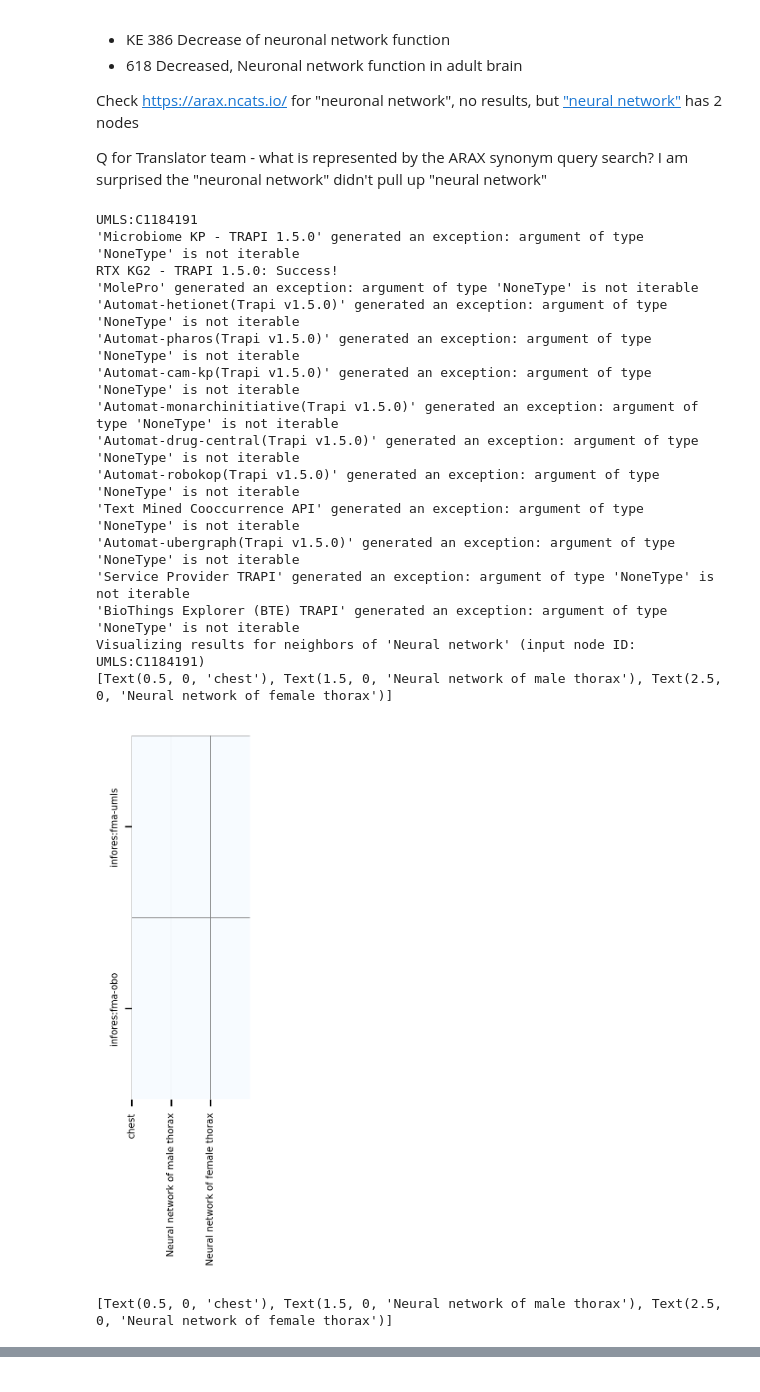
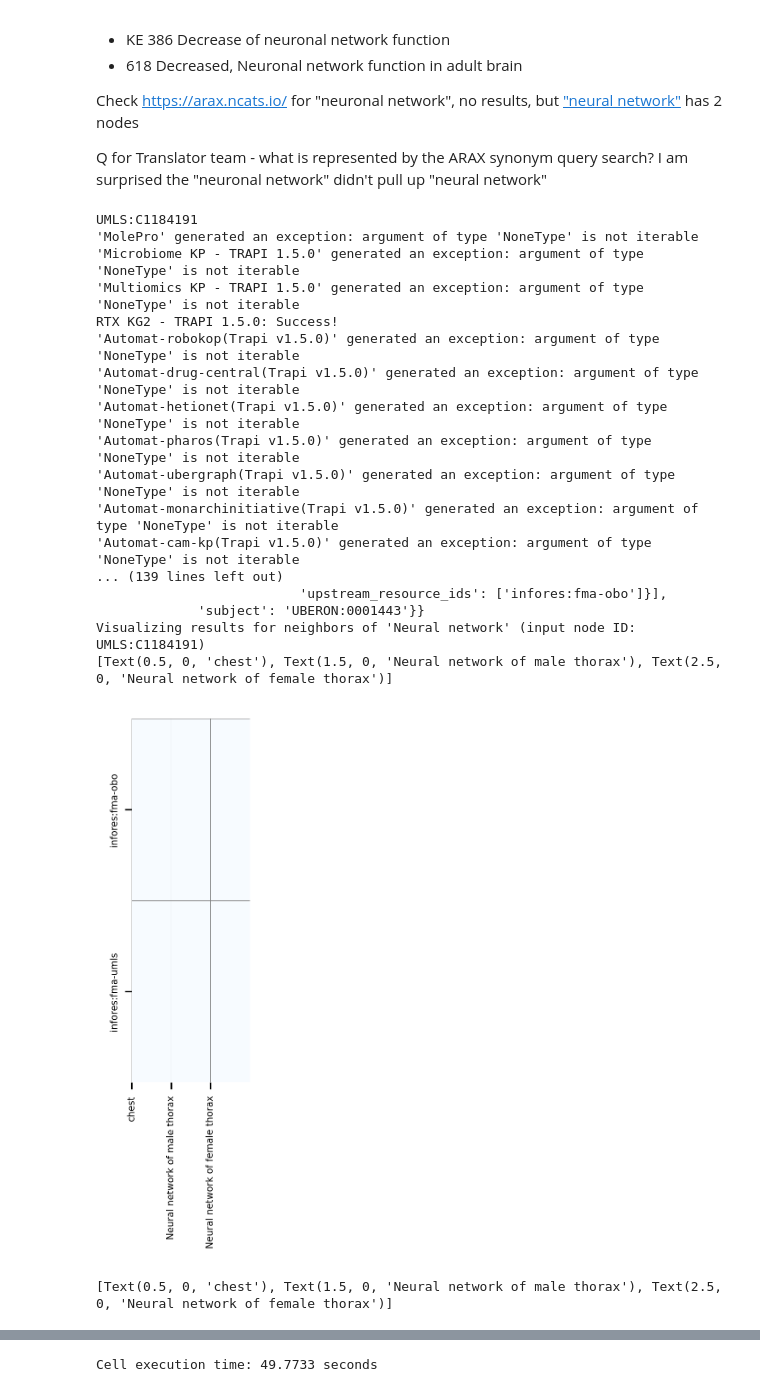
Before and after one commit to gingin77/Translator_component_toolkit, a Jupyter notebook: use_cases/impaired_learning_and_memory.ipynb, the cells around one changed output, grey strips where cells are left out. Drawn from its saved outputs; the diff is of its cells as text; code cells hidden in the pictures.

```diff
--- a/use_cases/impaired_learning_and_memory.ipynb
+++ b/use_cases/impaired_learning_and_memory.ipynb
@@ -48,6 +25,9 @@ Recommended resources:
 from TCT import translator_metakg
 from TCT import translator_kpinfo
 from TCT import TCT
+
+import time
+import pprint as pp
 
 def load_translator_resources():
     """
@@ -58,7 +38,8 @@ def load_translator_resources():
     APInames,metaKG = translator_metakg.add_plover_API(APInames, metaKG)
     return  APInames, metaKG, Translator_KP_info
 
-
+start_time = time.time()
+print("Start time: ", time.strftime("%Y-%m-%d %H:%M:%S", time.localtime(start_time)))
 APInames, metaKG, Translator_KP_info= load_translator_resources()
 
 API_withMetaKG = list(set(metaKG['API']))
@@ -100,7 +81,6 @@ def find_neighborhood(search_term, node2_categories, api_names, meta_kg, api_pre
                                 metaKG = meta_kg,
                                 API_predicates = api_predicates)
 
-    # return input_node_id, result, result_parsed, result_ranked_by_primary_infores
 
 def visualize_results(result_ranked, result_parsed, input_node_id):
     """
@@ -119,9 +99,14 @@ def visualize_results_for_neighbors(search_term):
     """
     # Find neighborhood
     input_node_id, \
-    _, \
+    result, \
     result_parsed, \
     result_ranked_by_primary_infores = find_neighborhood(search_term, categories_for_aop_ao_nodes, APInames, metaKG, API_predicates)
+
+    print(f"Input node ID for '{search_term}': {input_node_id}")
+    print(f"Number of parsed results: {len(result_parsed)}")
+    print(f"Number of ranked results by primary infores: {len(result_ranked_by_primary_infores)}")
+    pp.pprint(result)
 
     # Visualize results
     print(f"Visualizing results for neighbors of '{search_term}' (input node ID: {input_node_id})")
@@ -133,3 +118,7 @@ def visualize_results_for_neighbors(search_term):
 
 # Example usage:
 # visualize_results_for_neighbors("Memory")  # Memory impairment
+
+end_time = time.time()
+execution_time = end_time - start_time
+print(f"Cell execution time for part 1: {execution_time:.4f} seconds")
@@ -144,27 +136,34 @@ Check https://arax.ncats.io/ for "neuronal network", no results, but ["neural ne
 
 Q for Translator team - what is represented by the ARAX synonym query search? I am surprised the "neuronal network" didn't pull up "neural network"
 # %%
+start_time = time.time()
 # visualize_results_for_neighbors("Neural networks")
 # Yields an error - ValueError: zero-size array to reduction operation fmin which has no identity
 visualize_results_for_neighbors("Neural network")
+
+end_time = time.time()
+execution_time = end_time - start_time
+print(f"Cell execution time: {execution_time:.4f} seconds")
 # %% [output]
 UMLS:C1184191
+'MolePro' generated an exception: argument of type 'NoneType' is not iterable
 'Microbiome KP - TRAPI 1.5.0' generated an exception: argument of type 'NoneType' is not iterable
+'Multiomics KP - TRAPI 1.5.0' generated an exception: argument of type 'NoneType' is not iterable
 RTX KG2 - TRAPI 1.5.0: Success!
-'MolePro' generated an exception: argument of type 'NoneType' is not iterable
+'Automat-robokop(Trapi v1.5.0)' generated an exception: argument of type 'NoneType' is not iterable
+'Automat-drug-central(Trapi v1.5.0)' generated an exception: argument of type 'NoneType' is not iterable
 'Automat-hetionet(Trapi v1.5.0)' generated an exception: argument of type 'NoneType' is not iterable
 'Automat-pharos(Trapi v1.5.0)' generated an exception: argument of type 'NoneType' is not iterable
+'Automat-ubergraph(Trapi v1.5.0)' generated an exception: argument of type 'NoneType' is not iterable
+'Automat-monarchinitiative(Trapi v1.5.0)' generated an exception: argument of type 'NoneType' is not iterable
 'Automat-cam-kp(Trapi v1.5.0)' generated an exception: argument of type 'NoneType' is not iterable
-'Automat-monarchinitiative(Trapi v1.5.0)' generated an exception: argument of type 'NoneType' is not iterable
-'Automat-drug-central(Trapi v1.5.0)' generated an exception: argument of type 'NoneType' is not iterable
-'Automat-robokop(Trapi v1.5.0)' generated an exception: argument of type 'NoneType' is not iterable
-'Text Mined Cooccurrence API' generated an exception: argument of type 'NoneType' is not iterable
-'Automat-ubergraph(Trapi v1.5.0)' generated an exception: argument of type 'NoneType' is not iterable
-'Service Provider TRAPI' generated an exception: argument of type 'NoneType' is not iterable
-'BioThings Explorer (BTE) TRAPI' generated an exception: argument of type 'NoneType' is not iterable
+... (139 lines left out)
+                          'upstream_resource_ids': ['infores:fma-obo']}],
+             'subject': 'UBERON:0001443'}}
 Visualizing results for neighbors of 'Neural network' (input node ID: UMLS:C1184191)
 [Text(0.5, 0, 'chest'), Text(1.5, 0, 'Neural network of male thorax'), Text(2.5, 0, 'Neural network of female thorax')]
-[figure, old version]
+[figure, new version]
 [Text(0.5, 0, 'chest'), Text(1.5, 0, 'Neural network of male thorax'), Text(2.5, 0, 'Neural network of female thorax')]
 [figure]
+Cell execution time: 49.7733 seconds
 # %%
```
Also changed, not shown: parts of 3 cells of this notebook, 1 other file.
